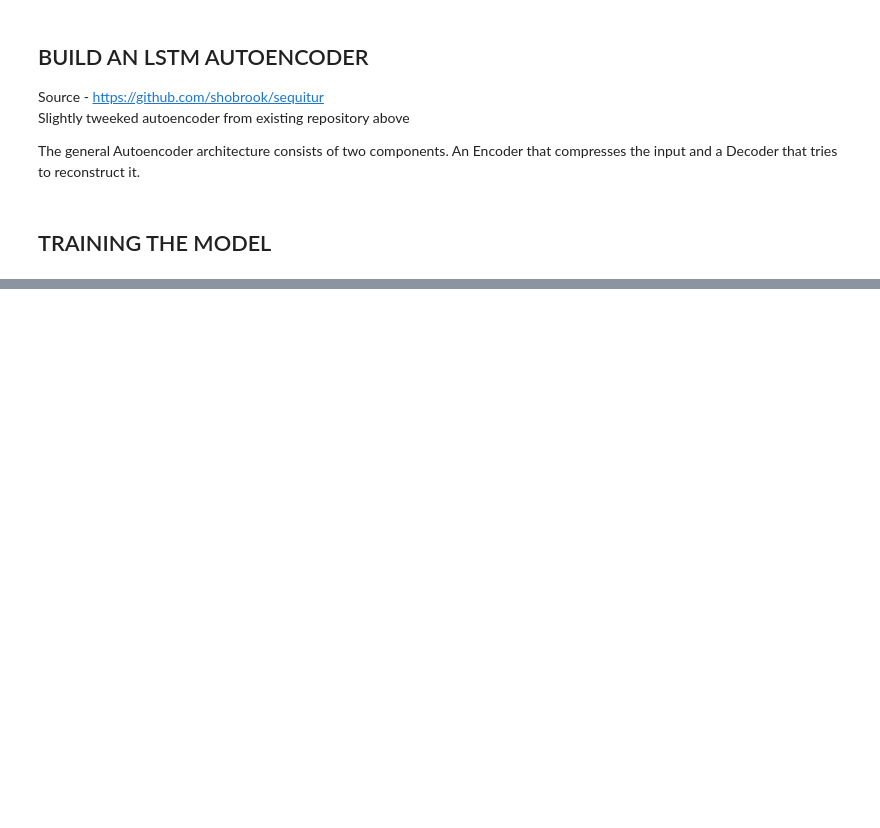
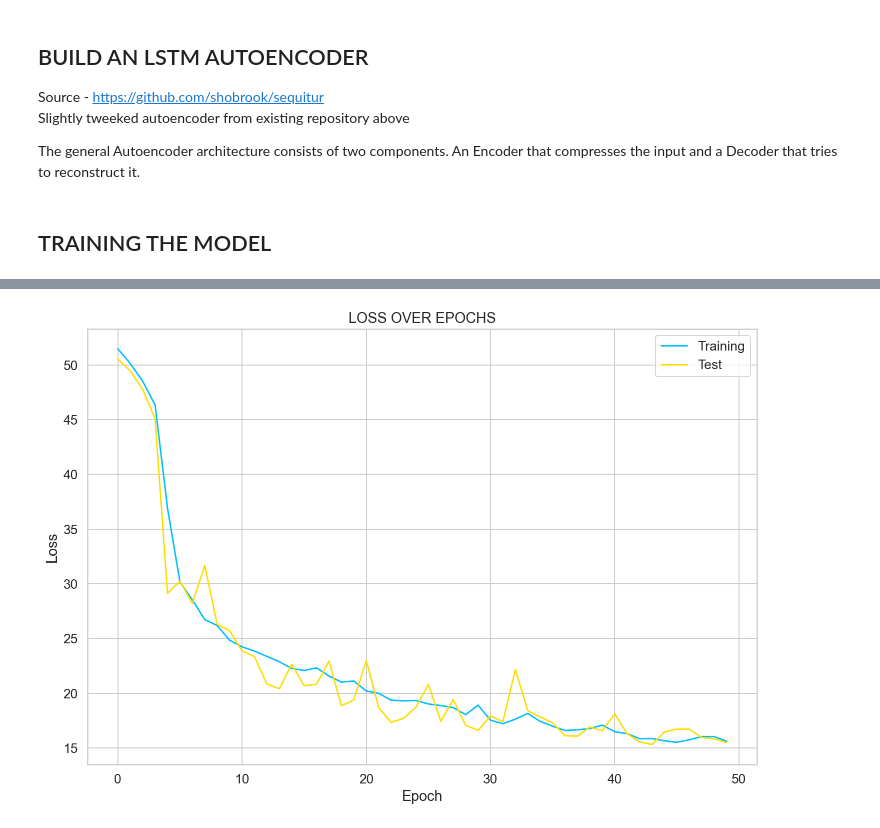
Before and after one commit to dario-sZM/ECG-Anomaly-Detection, a Jupyter notebook: ECG_LSTM_Autoencoder.ipynb, the cells around one changed output, grey strips where cells are left out. Cells and saved outputs as stored; diff of their text form; code cells hidden in the pictures; blank space fills up the shorter version.

```diff
--- a/ECG_LSTM_Autoencoder.ipynb
+++ b/ECG_LSTM_Autoencoder.ipynb
@@ -139,10 +122,10 @@ fig.tight_layout()
 ## DATA SPLITTING
 # %%
 # Retrieve all the normal ECG recordings
-normal_df = ecg_df[ecg_df['Heartbeat Classes'] == str(CLASS_NORMAL)].drop(labels='Heartbeat Classes', axis=1)
+normal_df = ecg_df[ecg_df['Heartbeat Classes'] == CLASS_NORMAL].drop(labels='Heartbeat Classes', axis=1)
 
 # Retrieve all the abnormal ECG recordings (any of the other 4 classes)
-anomaly_df = ecg_df[ecg_df['Heartbeat Classes'] != str(CLASS_NORMAL)].drop(labels='Heartbeat Classes', axis=1)
+anomaly_df = ecg_df[ecg_df['Heartbeat Classes'] != CLASS_NORMAL].drop(labels='Heartbeat Classes', axis=1)
 # %%
 # Split normal data into 85% training and 15% validation data
 train_df, val_df = train_test_split(normal_df, test_size=0.15, random_state=RANDOM_SEED)
@@ -266,6 +249,8 @@ model = model.to(device)
 # %% [markdown]
 ## TRAINING THE MODEL
 # %%
+import time
+
 # Define a function for training
 def train_model(model, train_dataset, val_dataset, n_epochs):
   optimizer = torch.optim.Adam(model.parameters(), lr=1e-3)
@@ -276,6 +261,7 @@ def train_model(model, train_dataset, val_dataset, n_epochs):
   best_loss = 10000.0
 
   for epoch in range(1, n_epochs + 1):
+    start = time.time()
     model = model.train()
 
     train_losses = []
@@ -313,7 +299,7 @@ def train_model(model, train_dataset, val_dataset, n_epochs):
       best_loss = val_loss
       best_model_wts = copy.deepcopy(model.state_dict())
 
-    print(f'| EPOCH: {epoch} | TRAIN LOSS: {train_loss} | VAL LOSS: {val_loss} |')
+    print(f'| EPOCH: {epoch} | TRAIN LOSS: {train_loss:.2f} | VAL LOSS: {val_loss:.2f} | EXEC. TIME: {((time.time() - start)/60):.2f} min |')
 
   model.load_state_dict(best_model_wts)
   return model.eval(), history
@@ -322,6 +308,6 @@ model, history = train_model(
     model,
     train_dataset,
     val_dataset,
-    n_epochs=150
+    n_epochs=50
 )
 # %% [output]
@@ -345,0 +319,12 @@ KeyboardInterrupt:
+# %%
+ax = plt.figure().gca()
+
+ax.plot(history['train'])
+ax.plot(history['val'])
+plt.ylabel('Loss')
+plt.xlabel('Epoch')
+plt.legend(['Training', 'Test'])
+plt.title('LOSS OVER EPOCHS')
+plt.show();
+# %% [output]
+[figure, added]
```
Also changed, not shown: parts of 21 cells of this notebook.
